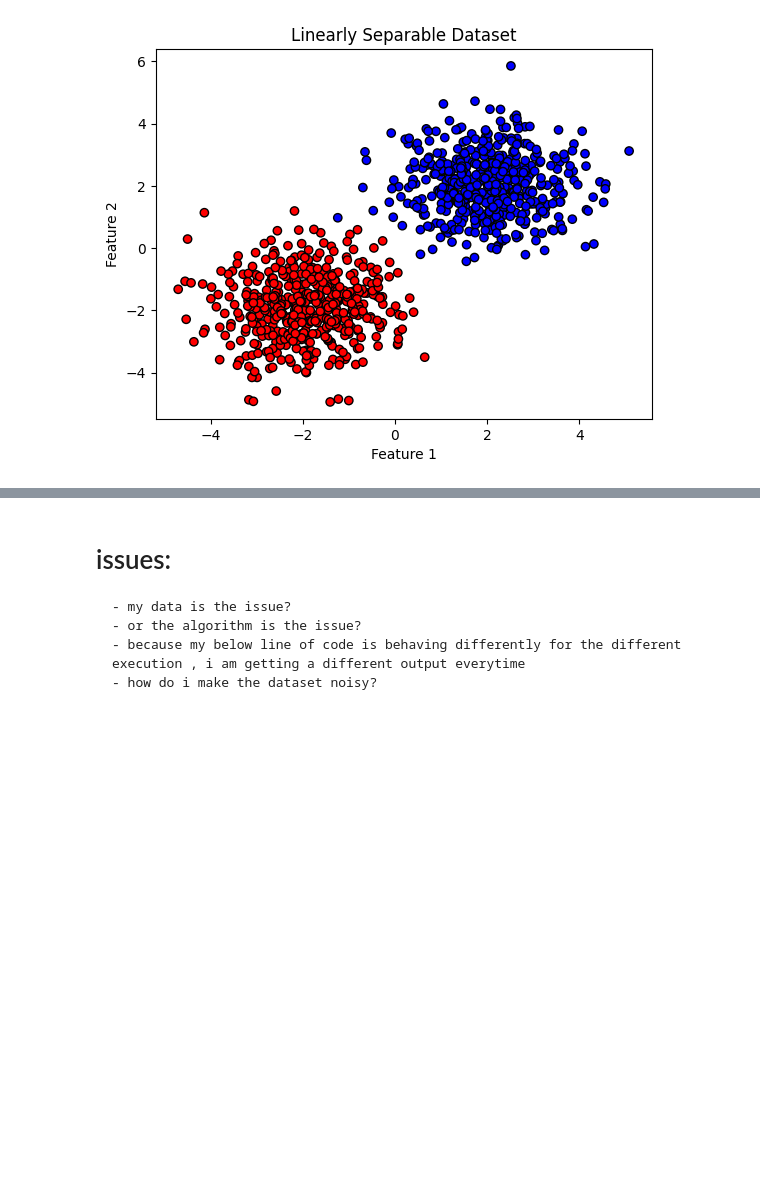
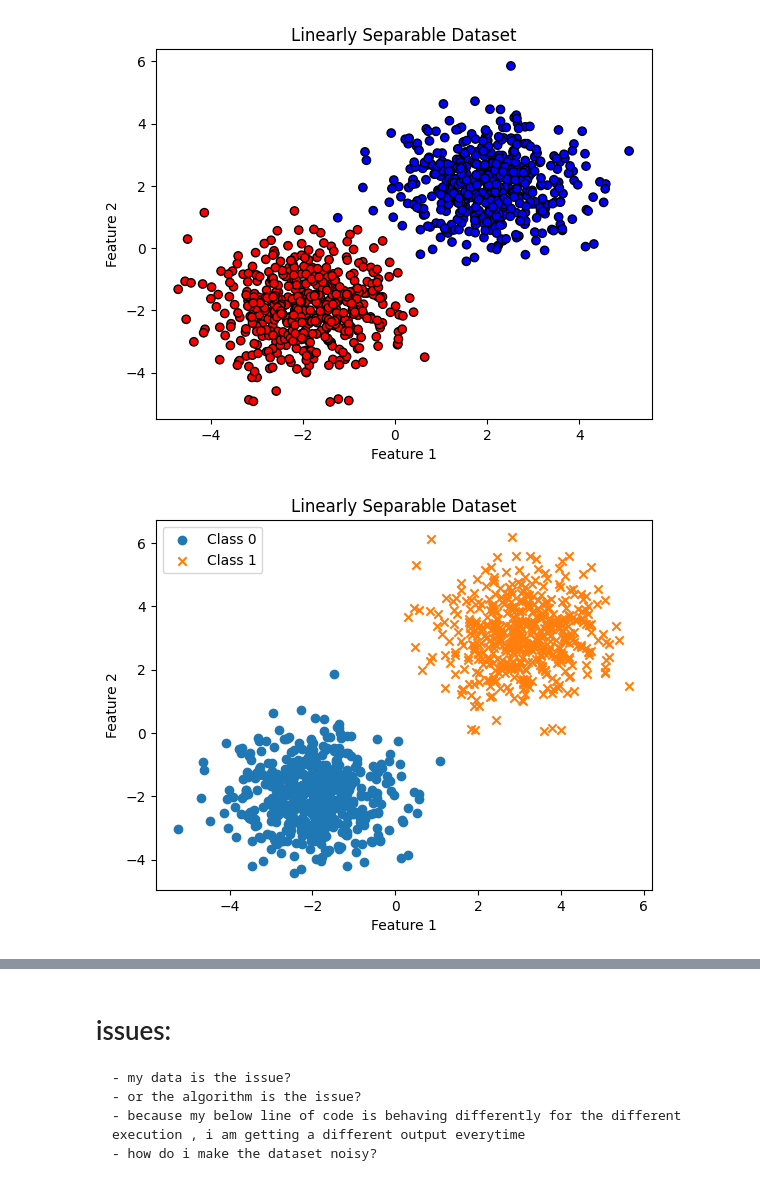
Before and after one commit to mridulpant2010/CS5480-deeplearning, a Jupyter notebook: assignment1.ipynb, the cells around one changed output, grey strips where cells are left out. Drawn from its saved outputs; the diff is of its cells as text; code cells hidden in the pictures; blank space fills up the shorter version.

Commit message:
added gradient descent and linearly separable plot

```diff
--- a/assignment1.ipynb
+++ b/assignment1.ipynb
@@ -22,3 +22,53 @@ plt.title('Linearly Separable Dataset')
 plt.show()
 # %% [output]
 [figure]
+# %%
+def generate_dataset(num_points, mean_class_a, variance_class_a, mean_class_b, variance_class_b):
+    """
+    Generates a linearly separable dataset by creating two concentric circles with given mean and variance
+
+    """
+    np.random.seed(42)
+    # Class -1 points
+    class_a_points = np.random.normal(loc=mean_class_a, scale=variance_class_a, size=(num_points // 2, 2))
+    # Class 1 points
+    class_b_points = np.random.normal(loc=mean_class_b, scale=variance_class_b, size=(num_points // 2, 2))
+
+    # Combine the points and labels
+    X = np.vstack((class_a_points, class_b_points))
+    y = np.concatenate((-1 * np.ones(num_points // 2), np.ones(num_points // 2)))
+
+    # Shuffle the dataset
+    shuffle_indices = np.random.permutation(num_points)
+    X = X[shuffle_indices]
+    y = y[shuffle_indices]
+
+    return X, y
+
+
+def plot_dataset(features, labels, title):
+    """
+    Plots the dataset created
+    """
+    plt.scatter(features[labels == -1, 0], features[labels == -1, 1], marker='o', label='Class 0')
+    plt.scatter(features[labels == 1, 0], features[labels == 1, 1], marker='x', label='Class 1')
+    plt.title('Linearly Separable Dataset')
+    plt.xlabel('Feature 1')
+    plt.ylabel('Feature 2')
+    plt.legend()
+    plt.show()
+
+
+
+num_points = 1000
+mean_class_a = [-2, -2]
+variance_class_a = [1, 1]
+mean_class_b = [3, 3]
+variance_class_b = [1, 1]
+
+features, labels = generate_dataset(num_points,mean_class_a,variance_class_a,mean_class_b,variance_class_b)
+
+# Plot the original dataset
+plot_dataset(features, labels, title='Original Dataset')
+# %% [output]
+[figure, added]
```
Also changed, not shown: parts of 6 cells of this notebook.
